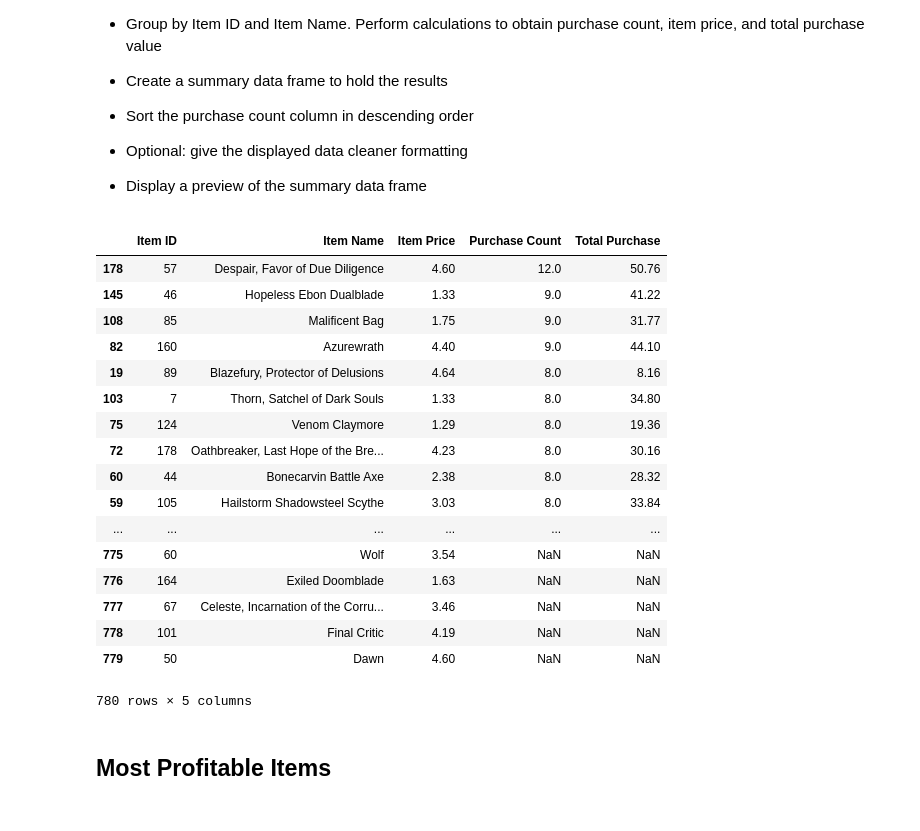
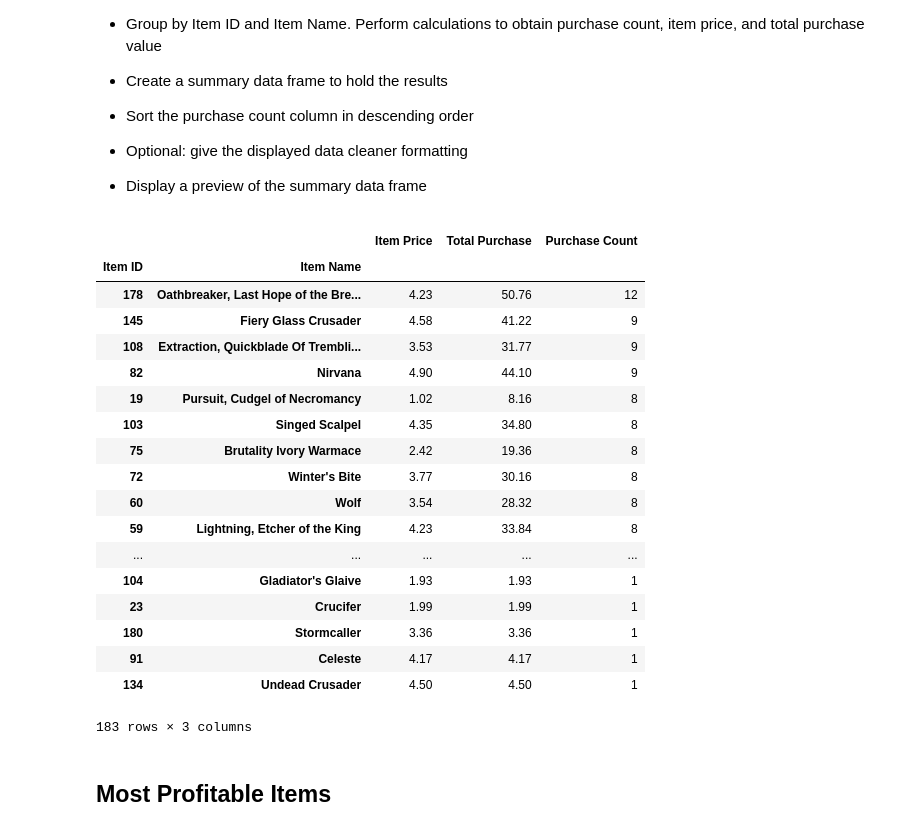
Before and after one commit to skara6/DataClass, a Jupyter notebook: HW4/PandasHW.ipynb, the cells around one changed output. Saved outputs shown, nothing was run; the diff lists cells and outputs as text; code cells hidden in the pictures.

```diff
--- a/HW4/PandasHW.ipynb
+++ b/HW4/PandasHW.ipynb
@@ -343,52 +355,36 @@ newspend_df.iloc[0:5,]
 * Display a preview of the summary data frame
 # %%
 # Dataframe for Item ID, Item Name and Price
-Item_df=pd.DataFrame({"Item ID":purchase_data["Item ID"],
-                     "Item Name":purchase_data["Item Name"],
-                     "Item Price":purchase_data["Price"]})
+Item_df=purchase_data.loc[:,['Item ID', 'Item Name', 'Price']]
 
+item_group=Item_df.groupby(['Item ID', 'Item Name'])
 
-item_count=purchase_data["Item ID"].value_counts()
+item_count = item_group.count()['Price']
+item_price = item_group.mean()['Price']
+purchaseitem_total=item_group.sum()['Price']
 
-item_count.sort_values(inplace=True,ascending=False)
-item_count
-
-
-Item_df['Purchase Count']=item_count
-Item_df.head
-
-
-
-#total Purchase value
-item_total=Item_df.groupby(['Item ID'])
-purchaseitem_total=item_total['Item Price'].sum()
-
-purchaseitem_total
-        #purchaseitem_total.sort_values(inplace=True,ascending=False)
-Item_df["Total Purchase"]=purchaseitem_total
-
-
-Item_df.sort_values(["Purchase Count"],inplace=True,ascending=False)
-Item_df
+summary_items = pd.DataFrame({'Item Price': item_price, 'Total Purchase': purchaseitem_total, 'Purchase Count': item_count})
+summary_items.sort_values('Purchase Count', ascending=False)
 # %% [output]
-|  | Item ID | Item Name | Item Price | Purchase Count | Total Purchase |
-| 178 | 57 | Despair, Favor of Due Diligence | 4.60 | 12.0 | 50.76 |
-| 145 | 46 | Hopeless Ebon Dualblade | 1.33 | 9.0 | 41.22 |
-| 108 | 85 | Malificent Bag | 1.75 | 9.0 | 31.77 |
-| 82 | 160 | Azurewrath | 4.40 | 9.0 | 44.10 |
-| 19 | 89 | Blazefury, Protector of Delusions | 4.64 | 8.0 | 8.16 |
-| 103 | 7 | Thorn, Satchel of Dark Souls | 1.33 | 8.0 | 34.80 |
-| 75 | 124 | Venom Claymore | 1.29 | 8.0 | 19.36 |
-| 72 | 178 | Oathbreaker, Last Hope of the Bre... | 4.23 | 8.0 | 30.16 |
-| 60 | 44 | Bonecarvin Battle Axe | 2.38 | 8.0 | 28.32 |
-| 59 | 105 | Hailstorm Shadowsteel Scythe | 3.03 | 8.0 | 33.84 |
-| ... | ... | ... | ... | ... | ... |
-| 775 | 60 | Wolf | 3.54 | NaN | NaN |
-| 776 | 164 | Exiled Doomblade | 1.63 | NaN | NaN |
-| 777 | 67 | Celeste, Incarnation of the Corru... | 3.46 | NaN | NaN |
-| 778 | 101 | Final Critic | 4.19 | NaN | NaN |
-| 779 | 50 | Dawn | 4.60 | NaN | NaN |
+|  |  | Item Price | Total Purchase | Purchase Count |
+| Item ID | Item Name |  |  |  |
+| 178 | Oathbreaker, Last Hope of the Bre... | 4.23 | 50.76 | 12 |
+| 145 | Fiery Glass Crusader | 4.58 | 41.22 | 9 |
+| 108 | Extraction, Quickblade Of Trembli... | 3.53 | 31.77 | 9 |
+| 82 | Nirvana | 4.90 | 44.10 | 9 |
+| 19 | Pursuit, Cudgel of Necromancy | 1.02 | 8.16 | 8 |
+| 103 | Singed Scalpel | 4.35 | 34.80 | 8 |
+| 75 | Brutality Ivory Warmace | 2.42 | 19.36 | 8 |
+| 72 | Winter's Bite | 3.77 | 30.16 | 8 |
+| 60 | Wolf | 3.54 | 28.32 | 8 |
+| 59 | Lightning, Etcher of the King | 4.23 | 33.84 | 8 |
+| ... | ... | ... | ... | ... |
+| 104 | Gladiator's Glaive | 1.93 | 1.93 | 1 |
+| 23 | Crucifer | 1.99 | 1.99 | 1 |
+| 180 | Stormcaller | 3.36 | 3.36 | 1 |
+| 91 | Celeste | 4.17 | 4.17 | 1 |
+| 134 | Undead Crusader | 4.50 | 4.50 | 1 |
-780 rows × 5 columns
+183 rows × 3 columns
 # %% [markdown]
 ## Most Profitable Items
 # %% [markdown]
```
Also changed, not shown: parts of 7 cells of this notebook.
